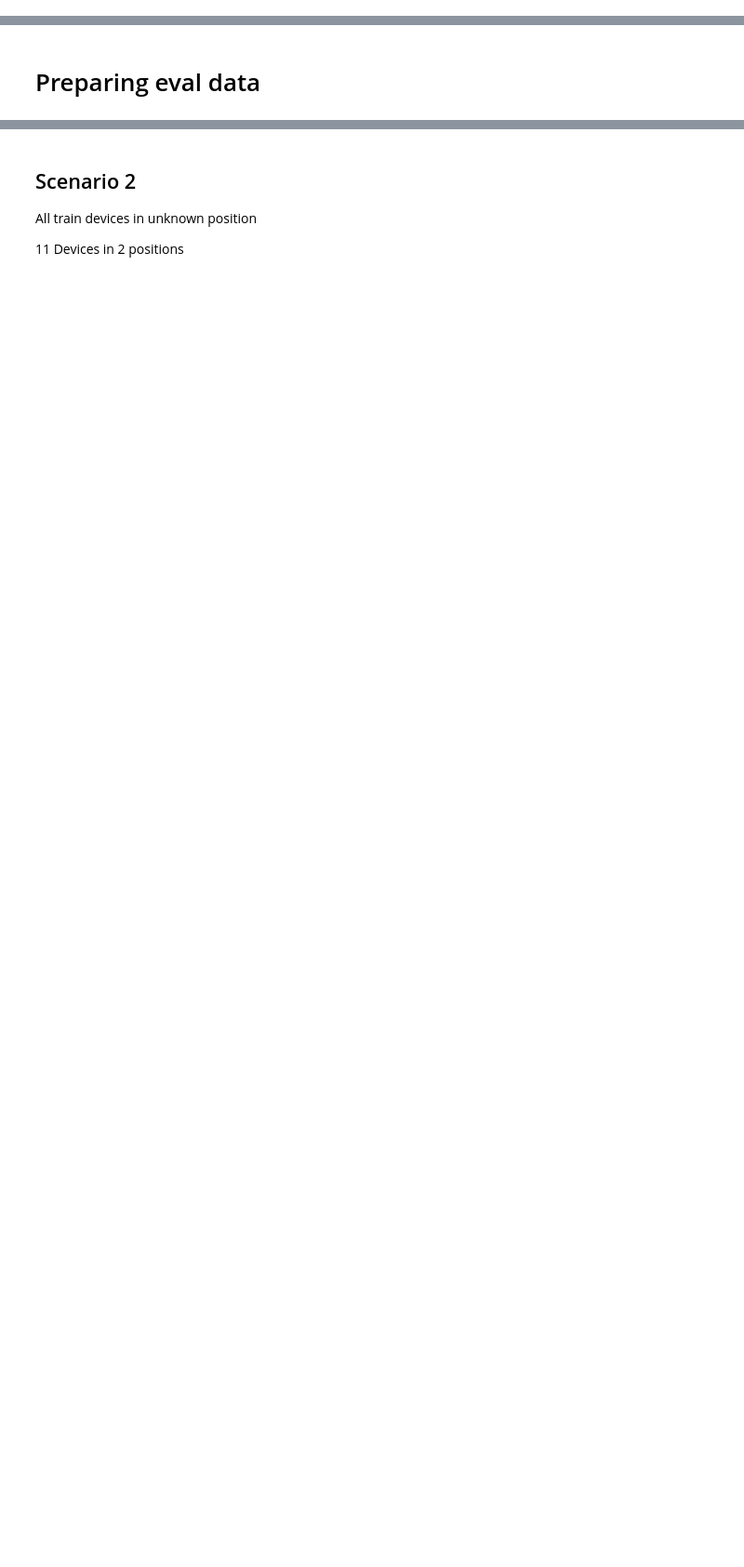
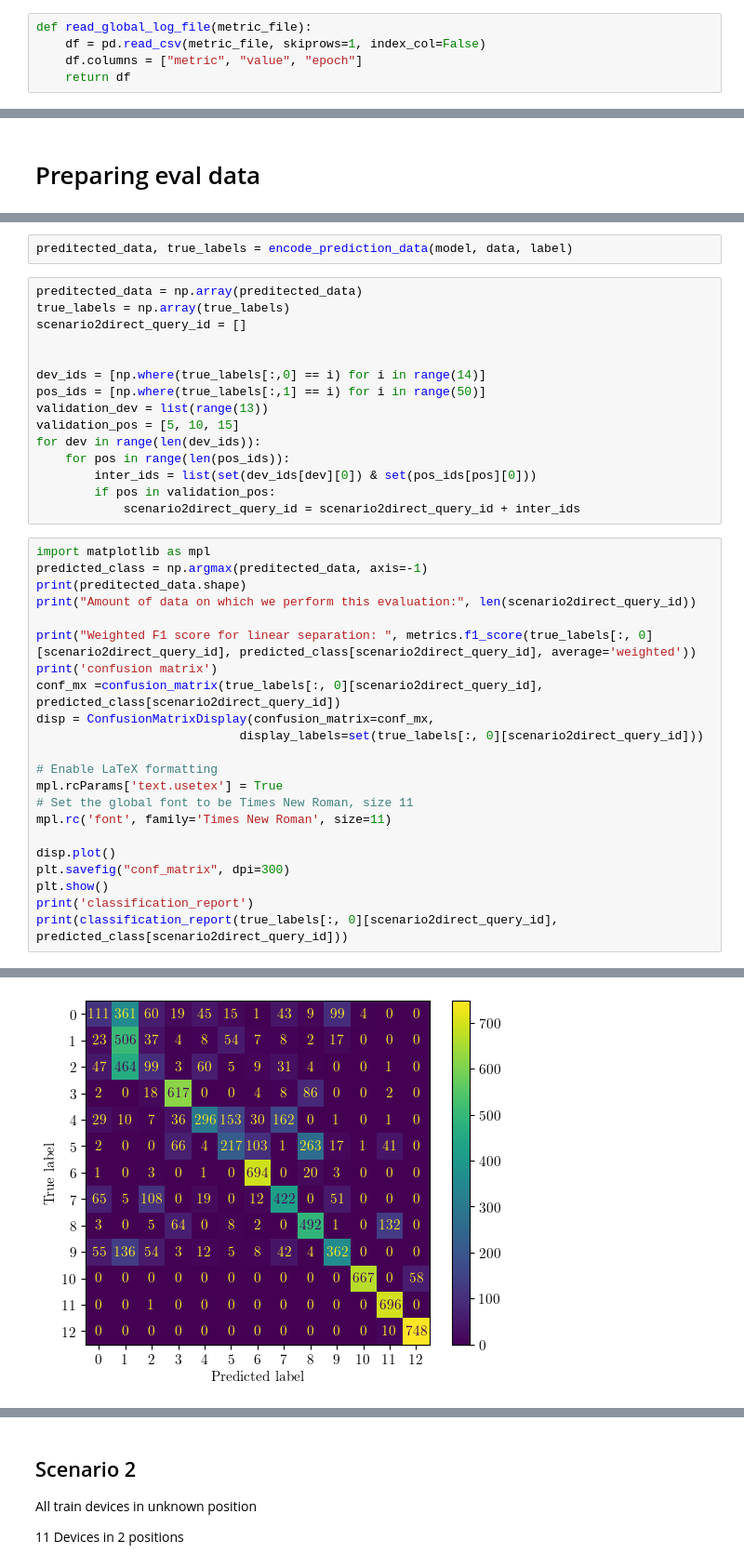
Before and after one commit to Thibaud-Ardoin/UWB-fingerprint, a Jupyter notebook: src/model_explorer.ipynb, the cells around one changed output, grey strips where cells are left out. Shown at 93% size. Saved outputs shown, nothing was run; the diff lists cells and outputs as text; blank space fills up the shorter version.

```diff
--- a/src/model_explorer.ipynb
+++ b/src/model_explorer.ipynb
@@ -78,0 +60,5 @@ model = torch.load("../data/model_model_trans_accurate_11dev_46pos_125.pth")
+# %%
+def read_global_log_file(metric_file):
+    df = pd.read_csv(metric_file, skiprows=1, index_col=False)
+    df.columns = ["metric", "value", "epoch"]
+    return df
@@ -344,0 +543,40 @@ print(len(test_ids))
+# %%
+preditected_data, true_labels = encode_prediction_data(model, data, label)
+# %%
+preditected_data = np.array(preditected_data)
+true_labels = np.array(true_labels)
+scenario2direct_query_id = []
+
+
+dev_ids = [np.where(true_labels[:,0] == i) for i in range(14)]
+pos_ids = [np.where(true_labels[:,1] == i) for i in range(50)]
+validation_dev = list(range(13))
+validation_pos = [5, 10, 15]
+for dev in range(len(dev_ids)):
+    for pos in range(len(pos_ids)):
+        inter_ids = list(set(dev_ids[dev][0]) & set(pos_ids[pos][0]))
+        if pos in validation_pos:
+            scenario2direct_query_id = scenario2direct_query_id + inter_ids
+# %%
+import matplotlib as mpl
+predicted_class = np.argmax(preditected_data, axis=-1)
+print(preditected_data.shape)
+print("Amount of data on which we perform this evaluation:", len(scenario2direct_query_id))
+
+print("Weighted F1 score for linear separation: ", metrics.f1_score(true_labels[:, 0][scenario2direct_query_id], predicted_class[scenario2direct_query_id], average='weighted'))
+print('confusion matrix')
+conf_mx =confusion_matrix(true_labels[:, 0][scenario2direct_query_id], predicted_class[scenario2direct_query_id])
+disp = ConfusionMatrixDisplay(confusion_matrix=conf_mx,
+                            display_labels=set(true_labels[:, 0][scenario2direct_query_id]))
+
+# Enable LaTeX formatting
+mpl.rcParams['text.usetex'] = True
+# Set the global font to be Times New Roman, size 11
+mpl.rc('font', family='Times New Roman', size=11)
+
+disp.plot()
+plt.savefig("conf_matrix", dpi=300)
+plt.show()
+print('classification_report')
+print(classification_report(true_labels[:, 0][scenario2direct_query_id], predicted_class[scenario2direct_query_id]))
+# %% [output]
@@ -344,0 +587 @@ print(len(test_ids))
+[figure, added]
```
Also changed, not shown: parts of 41 cells of this notebook, 7 other files.
